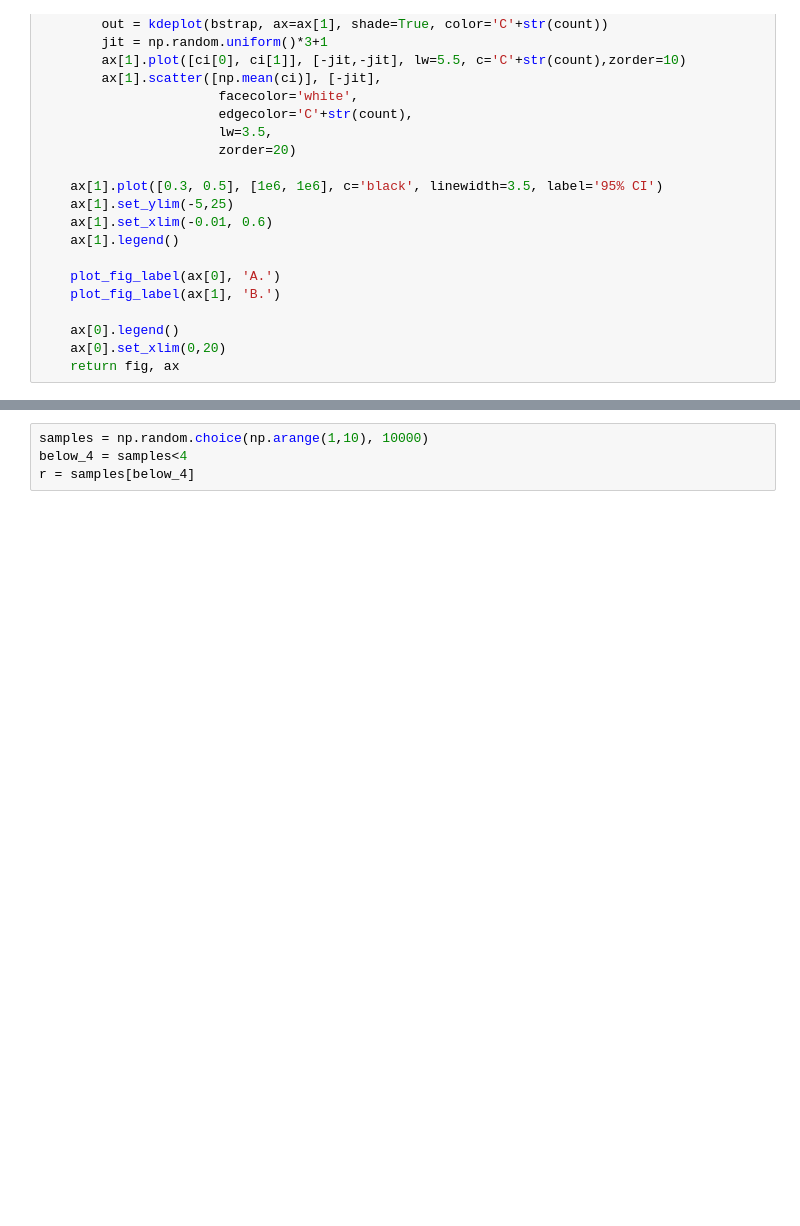
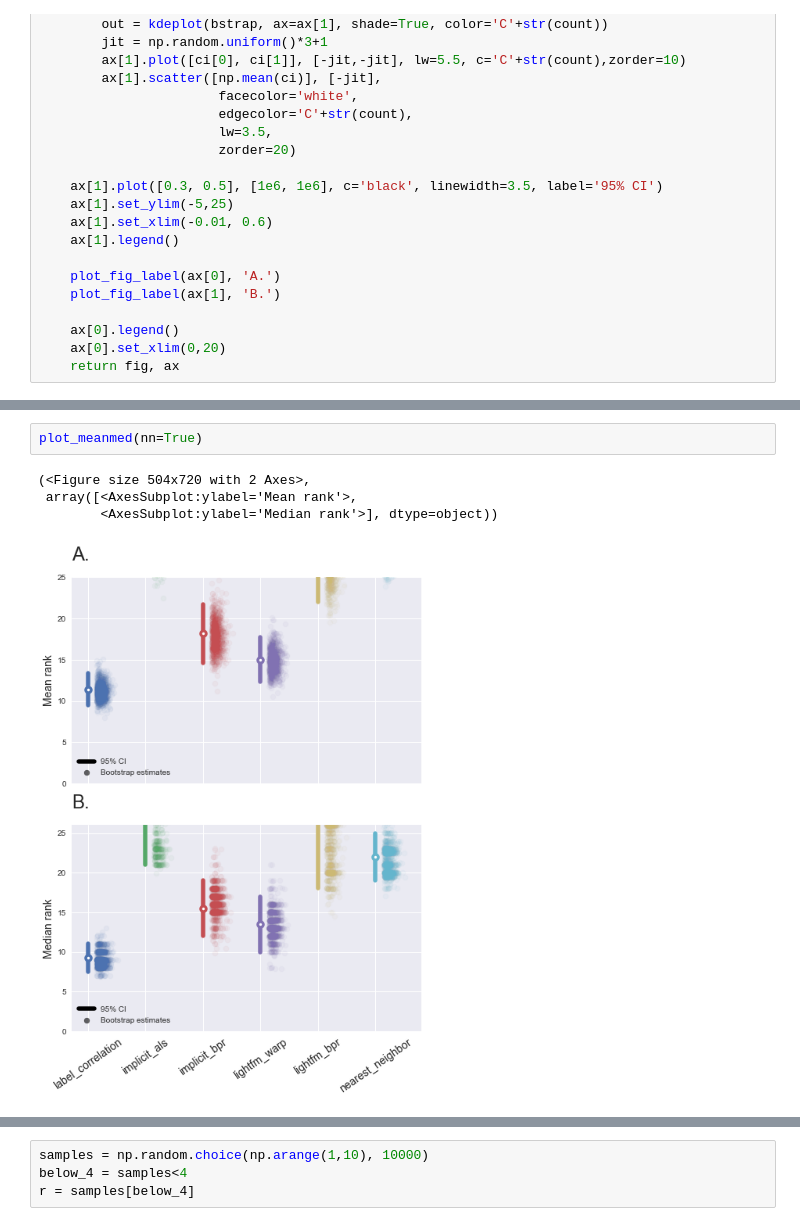
Before and after one commit to ljmartin/molrec, a Jupyter notebook: 3_time_split/figure.ipynb, the cells around one changed output, grey strips where cells are left out. Saved outputs shown, nothing was run; the diff lists cells and outputs as text; blank space fills up the shorter version.

```diff
--- a/3_time_split/figure.ipynb
+++ b/3_time_split/figure.ipynb
@@ -167,0 +244,7 @@ def plot(nn=False):
+# %%
+plot_meanmed(nn=True)
+# %% [output]
+(<Figure size 504x720 with 2 Axes>,
+ array([<AxesSubplot:ylabel='Mean rank'>,
+        <AxesSubplot:ylabel='Median rank'>], dtype=object))
+[figure, added]
```
Also changed, not shown: parts of 8 cells of this notebook, 11 other files.
